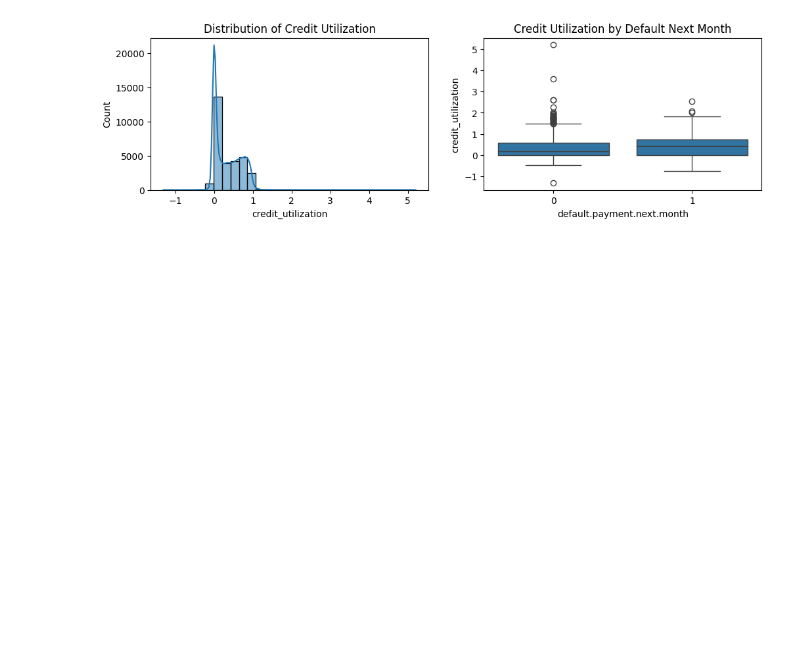
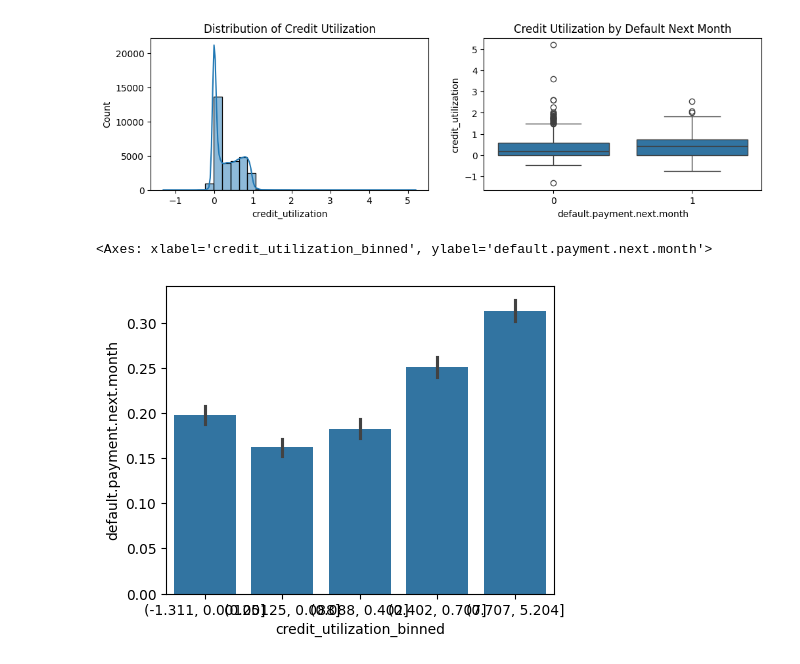
Before and after one commit to joseph-m-pasia/kg-default-of-credit-cards, a Jupyter notebook: notebooks/00_eda.ipynb, the cells around one changed output. Drawn from its saved outputs; the diff is of its cells as text; code cells hidden in the pictures; blank space fills up the shorter version.

```diff
--- a/notebooks/00_eda.ipynb
+++ b/notebooks/00_eda.ipynb
@@ -339,3 +377,13 @@ plt.title('Credit Utilization by Default Next Month')
 Name: credit_utilization, dtype: float64
 Text(0.5, 1.0, 'Credit Utilization by Default Next Month')
 [figure]
+# %%
+# Barplot of the credit utilization variable against the target variable with at most 5 bins, using the maximum credit utilization variable on the x-axis
+plt.figure(figsize=(5,4))
+df['credit_utilization_binned'] = pd.qcut(df['credit_utilization'], q=5)
+sns.barplot(x='credit_utilization_binned', y=target_variable, data=df)
+
+# Higher credit utilization seems to be associated with higher default rates, which makes sense.
+# %% [output]
+<Axes: xlabel='credit_utilization_binned', ylabel='default.payment.next.month'>
+[figure, added]
```
Also changed, not shown: parts of 16 cells of this notebook.
